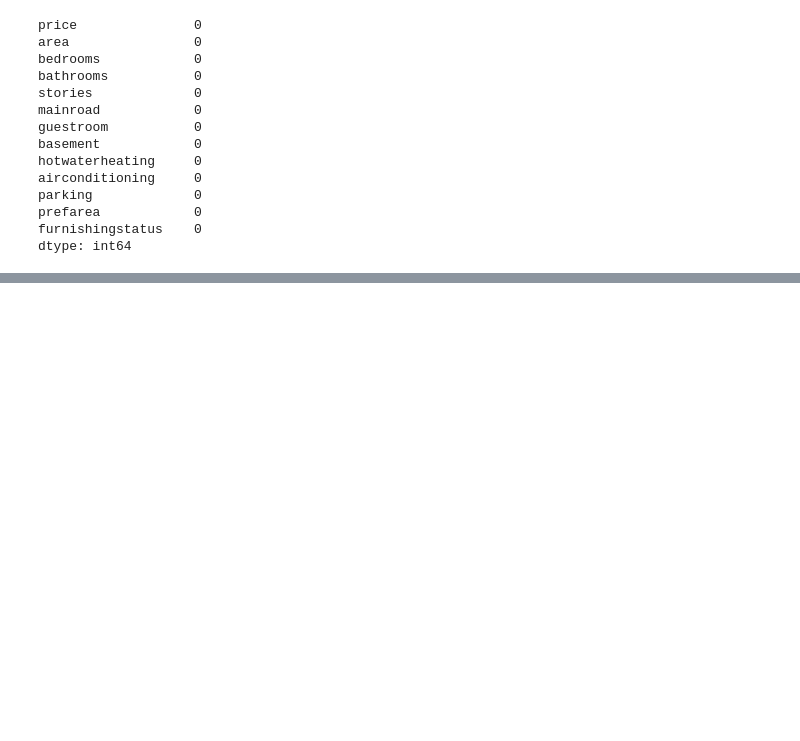
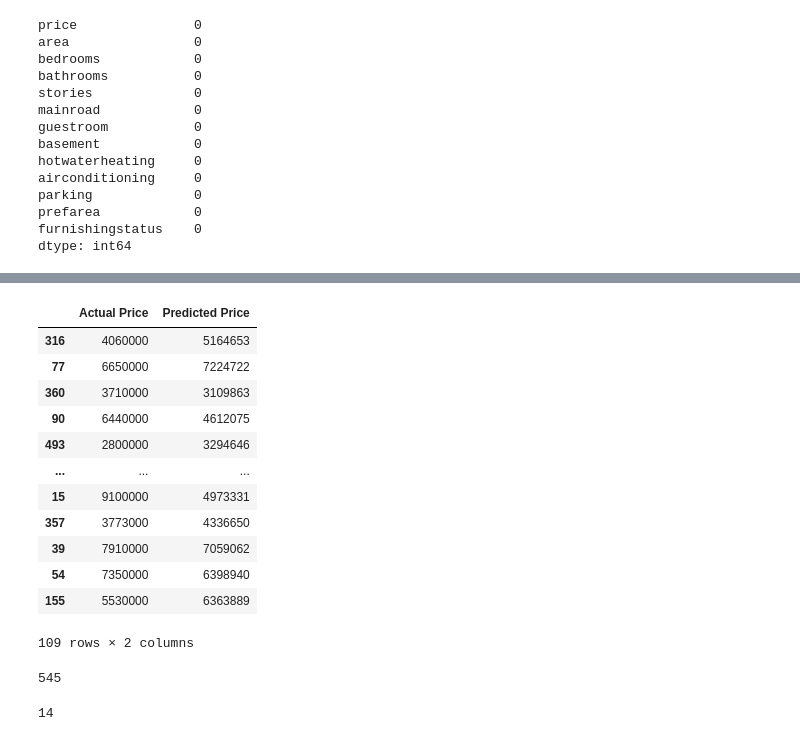
Before and after one commit to Prakalp-74/house-price-prediction-ml, a Jupyter notebook: practice_house_prediction.ipynb, the cells around one changed output, grey strips where cells are left out. Cells and saved outputs as stored; diff of their text form; code cells hidden in the pictures; blank space fills up the shorter version.

```diff
--- a/practice_house_prediction.ipynb
+++ b/practice_house_prediction.ipynb
@@ -69,0 +134,5 @@ dtype: int64
+# %%
+comparison = pd.DataFrame({
+    "Actual Price": y_test,
+    "Predicted Price": predictions
+})
@@ -69,0 +165,25 @@ dtype: int64
+# %%
+comparison["Predicted Price"] = comparison["Predicted Price"].astype(int)
+comparison
+# %% [output]
+|  | Actual Price | Predicted Price |
+| 316 | 4060000 | 5164653 |
+| 77 | 6650000 | 7224722 |
+| 360 | 3710000 | 3109863 |
+| 90 | 6440000 | 4612075 |
+| 493 | 2800000 | 3294646 |
+| ... | ... | ... |
+| 15 | 9100000 | 4973331 |
+| 357 | 3773000 | 4336650 |
+| 39 | 7910000 | 7059062 |
+| 54 | 7350000 | 6398940 |
+| 155 | 5530000 | 6363889 |
+109 rows × 2 columns
+# %%
+df.shape[0]
+# %% [output]
+545
+# %%
+df.shape[1]
+# %% [output]
+14
```
Also changed, not shown: parts of 16 cells of this notebook, 1 other file.
